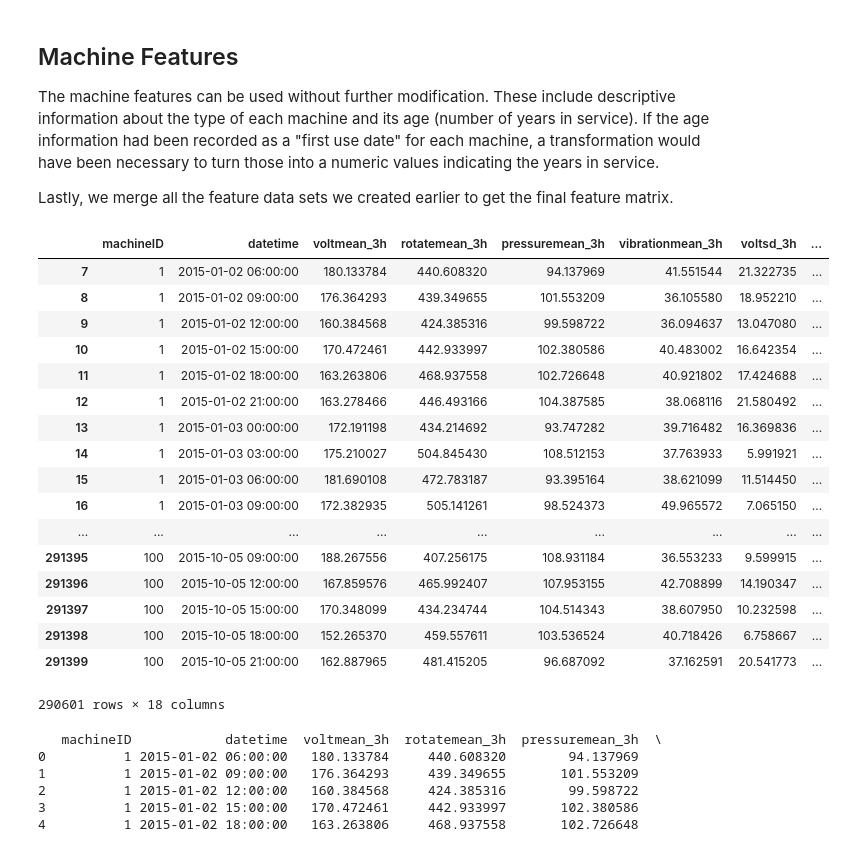
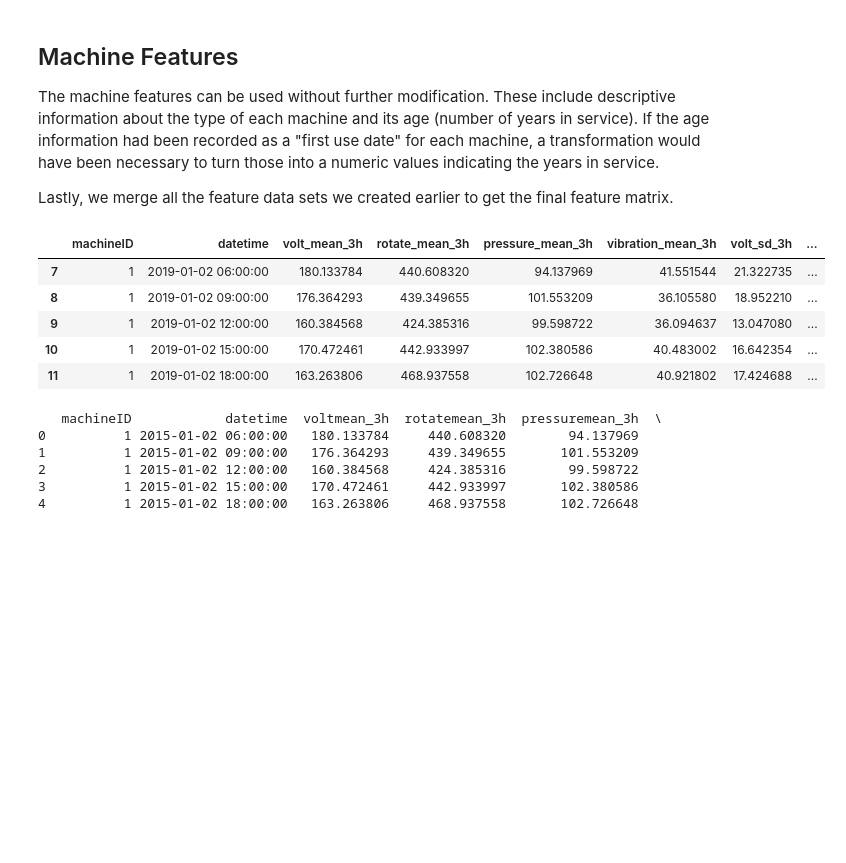
Before and after one commit to sachinkun21/Predictive_Maintenance_using_ML_Microsoft_CaseStudy, a Jupyter notebook: Predictive_Maintenance_using_Machine_Learning.ipynb, the cells around one changed output. Saved outputs shown, nothing was run; the diff lists cells and outputs as text; code cells hidden in the pictures; blank space fills up the shorter version.

```diff
--- a/Predictive_Maintenance_using_Machine_Learning.ipynb
+++ b/Predictive_Maintenance_using_Machine_Learning.ipynb
@@ -264,12 +279,17 @@ Telemetry data almost always comes with time-stamps which makes it suitable for
 # Calculate mean values for telemetry features
 temp = []
 fields = ['volt', 'rotate', 'pressure', 'vibration']
+
+# Create 4 resampled series, 1 for each field
 for col in fields:
     temp.append(pd.pivot_table(telemetry,
                                index='datetime',
                                columns='machineID',
-                               values=col).resample('3H', closed='left', label='right', how='mean').unstack())
+                               values=col).resample('3H', closed='left', label='right').mean().unstack())
+
 telemetry_mean_3h = pd.concat(temp, axis=1)
-telemetry_mean_3h.columns = [i + 'mean_3h' for i in fields]
+telemetry_mean_3h.columns = [i + '_mean_3h' for i in fields]
+
 telemetry_mean_3h.reset_index(inplace=True)
+telemetry_mean_3h.head()
 # %% [output]
@@ -316,13 +342,11 @@ For capturing a longer term effect, 24 hour lag features are also calculated as
 temp = []
 fields = ['volt', 'rotate', 'pressure', 'vibration']
 for col in fields:
-    temp.append(pd.rolling_mean(pd.pivot_table(telemetry,
-                                               index='datetime',
-                                               columns='machineID',
-                                               values=col), window=24).resample('3H',
-                                                                                closed='left',
-                                                                                label='right',
-                                                                                how='first').unstack())
+    temp.append(pd.pivot_table(telemetry,
+                               index='datetime',
+                               columns='machineID',
+                               values=col).rolling(window = 24).mean().resample('3H').first().unstack())
+
 telemetry_mean_24h = pd.concat(temp, axis=1)
 telemetry_mean_24h.columns = [i + 'mean_24h' for i in fields]
 telemetry_mean_24h.reset_index(inplace=True)
@@ -332,13 +356,10 @@ telemetry_mean_24h = telemetry_mean_24h.loc[-telemetry_mean_24h['voltmean_24h'].
 temp = []
 fields = ['volt', 'rotate', 'pressure', 'vibration']
 for col in fields:
-    temp.append(pd.rolling_std(pd.pivot_table(telemetry,
-                                               index='datetime',
-                                               columns='machineID',
-                                               values=col), window=24).resample('3H',
-                                                                                closed='left',
-                                                                                label='right',
-                                                                                how='first').unstack())
+    temp.append(pd.pivot_table(telemetry,
+                               index='datetime',
+                               columns='machineID',
+                               values=col).rolling(window = 24).std().resample('3H').first().unstack())
 telemetry_sd_24h = pd.concat(temp, axis=1)
 telemetry_sd_24h.columns = [i + 'sd_24h' for i in fields]
 telemetry_sd_24h = telemetry_sd_24h.loc[-telemetry_sd_24h['voltsd_24h'].isnull()]
@@ -367,8 +384,8 @@ Next, the columns of the feature datasets created earlier are merged to create t
 # %%
 # merge columns of feature sets created earlier
 telemetry_feat = pd.concat([telemetry_mean_3h,
-                            telemetry_sd_3h.ix[:, 2:6],
-                            telemetry_mean_24h.ix[:, 2:6],
-                            telemetry_sd_24h.ix[:, 2:6]], axis=1).dropna()
+                            telemetry_sd_3h.iloc[:, 2:6],
+                            telemetry_mean_24h.iloc[:, 2:6],
+                            telemetry_sd_24h.iloc[:, 2:6]], axis=1).dropna()
 telemetry_feat.describe()
 # %% [output]
@@ -569,26 +602,14 @@ The machine features can be used without further modification. These include des
 
 Lastly, we merge all the feature data sets we created earlier to get the final feature matrix.
 # %%
-telemetry_feat
+telemetry_feat.head()
 # %% [output]
-|  | machineID | datetime | voltmean_3h | rotatemean_3h | pressuremean_3h | vibrationmean_3h | voltsd_3h | ... |
-| 7 | 1 | 2015-01-02 06:00:00 | 180.133784 | 440.608320 | 94.137969 | 41.551544 | 21.322735 | ... |
-| 8 | 1 | 2015-01-02 09:00:00 | 176.364293 | 439.349655 | 101.553209 | 36.105580 | 18.952210 | ... |
-| 9 | 1 | 2015-01-02 12:00:00 | 160.384568 | 424.385316 | 99.598722 | 36.094637 | 13.047080 | ... |
-| 10 | 1 | 2015-01-02 15:00:00 | 170.472461 | 442.933997 | 102.380586 | 40.483002 | 16.642354 | ... |
-| 11 | 1 | 2015-01-02 18:00:00 | 163.263806 | 468.937558 | 102.726648 | 40.921802 | 17.424688 | ... |
-| 12 | 1 | 2015-01-02 21:00:00 | 163.278466 | 446.493166 | 104.387585 | 38.068116 | 21.580492 | ... |
-| 13 | 1 | 2015-01-03 00:00:00 | 172.191198 | 434.214692 | 93.747282 | 39.716482 | 16.369836 | ... |
-| 14 | 1 | 2015-01-03 03:00:00 | 175.210027 | 504.845430 | 108.512153 | 37.763933 | 5.991921 | ... |
-| 15 | 1 | 2015-01-03 06:00:00 | 181.690108 | 472.783187 | 93.395164 | 38.621099 | 11.514450 | ... |
-| 16 | 1 | 2015-01-03 09:00:00 | 172.382935 | 505.141261 | 98.524373 | 49.965572 | 7.065150 | ... |
-| ... | ... | ... | ... | ... | ... | ... | ... | ... |
-| 291395 | 100 | 2015-10-05 09:00:00 | 188.267556 | 407.256175 | 108.931184 | 36.553233 | 9.599915 | ... |
-| 291396 | 100 | 2015-10-05 12:00:00 | 167.859576 | 465.992407 | 107.953155 | 42.708899 | 14.190347 | ... |
-| 291397 | 100 | 2015-10-05 15:00:00 | 170.348099 | 434.234744 | 104.514343 | 38.607950 | 10.232598 | ... |
-| 291398 | 100 | 2015-10-05 18:00:00 | 152.265370 | 459.557611 | 103.536524 | 40.718426 | 6.758667 | ... |
-| 291399 | 100 | 2015-10-05 21:00:00 | 162.887965 | 481.415205 | 96.687092 | 37.162591 | 20.541773 | ... |
+|  | machineID | datetime | volt_mean_3h | rotate_mean_3h | pressure_mean_3h | vibration_mean_3h | volt_sd_3h | ... |
+| 7 | 1 | 2019-01-02 06:00:00 | 180.133784 | 440.608320 | 94.137969 | 41.551544 | 21.322735 | ... |
+| 8 | 1 | 2019-01-02 09:00:00 | 176.364293 | 439.349655 | 101.553209 | 36.105580 | 18.952210 | ... |
+| 9 | 1 | 2019-01-02 12:00:00 | 160.384568 | 424.385316 | 99.598722 | 36.094637 | 13.047080 | ... |
+| 10 | 1 | 2019-01-02 15:00:00 | 170.472461 | 442.933997 | 102.380586 | 40.483002 | 16.642354 | ... |
+| 11 | 1 | 2019-01-02 18:00:00 | 163.263806 | 468.937558 | 102.726648 | 40.921802 | 17.424688 | ... |
-290601 rows × 18 columns
 # %%
 final_feat = telemetry_feat.merge(error_count, on=['datetime', 'machineID'], how='left')
 final_feat = final_feat.merge(comp_rep, on=['datetime', 'machineID'], how='left')
```
Also changed, not shown: parts of 26 cells of this notebook.
